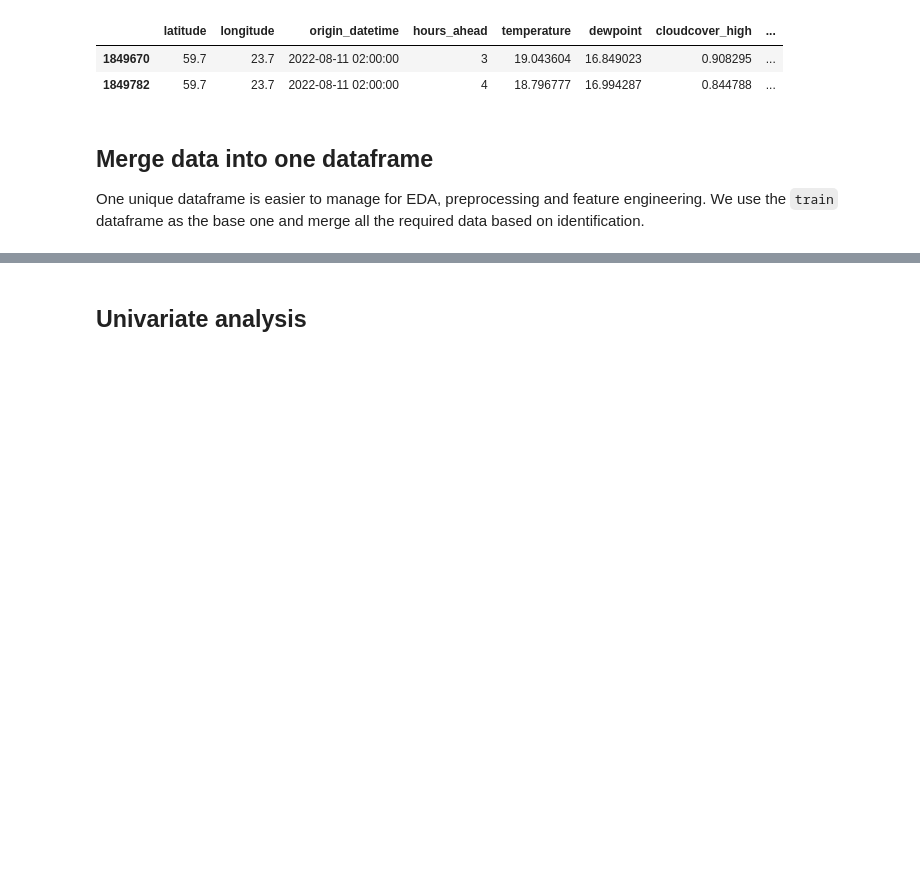
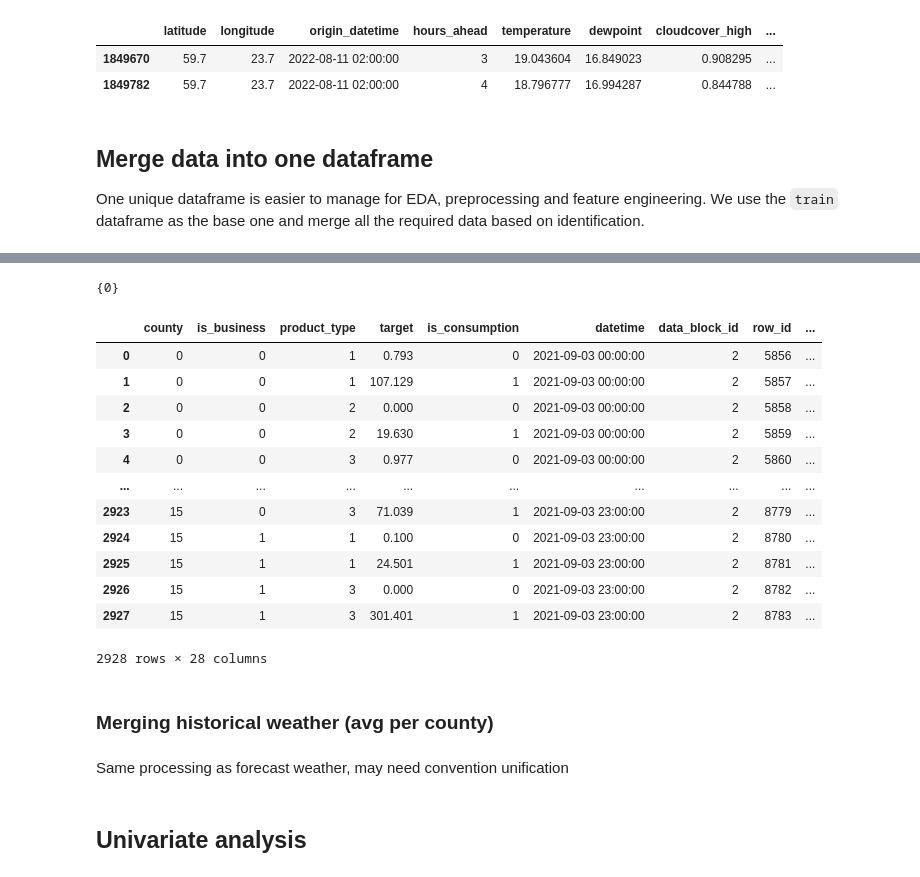
Before and after one commit to jerome-auguste/predict-energy-behavior-of-prosumers, a Jupyter notebook: exploratory_data_analysis.ipynb, the cells around one changed output, grey strips where cells are left out. Drawn from its saved outputs; the diff is of its cells as text; code cells hidden in the pictures; blank space fills up the shorter version.

```diff
--- a/exploratory_data_analysis.ipynb
+++ b/exploratory_data_analysis.ipynb
@@ -333,0 +346,7 @@ dtype: int64
+# %%
+forecast_weather = data_dict["forecast_weather"].copy()
+forecast_weather[["latitude", "longitude"]] = forecast_weather[
+    ["latitude", "longitude"]
+].round(2)
+forecast_weather.drop(columns=["origin_datetime", "hours_ahead"], inplace=True)
+# forecast_weather[forecast_weather["data_block_id"] == 2]
@@ -333,0 +355,9 @@ dtype: int64
+# %%
+forecast_weather_station = pd.merge(
+    left=forecast_weather,
+    right=weather_station_to_all_counties,
+    on=["latitude", "longitude"],
+    how="inner",
+)
+forecast_weather_station["county"] = forecast_weather_station["county"].round(0)
+forecast_weather_station.drop(columns=["latitude", "longitude"], inplace=True)
@@ -333,0 +373,7 @@ dtype: int64
+# %%
+forecast_weather_avg = (
+    forecast_weather_station.groupby(["data_block_id", "county", "forecast_datetime"])
+    .mean()
+    .reset_index()
+)
+forecast_weather_avg[forecast_weather_avg["data_block_id"] == 2]
@@ -334,3 +394,35 @@ dtype: int64
+# %%
+set(train["data_block_id"]) - set(forecast_weather_avg["data_block_id"])
+# %% [output]
+{0}
+# %%
+forecast_weather_merged = pd.merge(
+    left=elec_prices_merged,
+    right=forecast_weather_avg,
+    left_on=["data_block_id", "county", "datetime"],
+    right_on=["data_block_id", "county", "forecast_datetime"],
+    how="inner",
+)
+# %%
+forecast_weather_merged[forecast_weather_merged["data_block_id"] == 2]
+# %% [output]
+|  | county | is_business | product_type | target | is_consumption | datetime | data_block_id | row_id | ... |
+| 0 | 0 | 0 | 1 | 0.793 | 0 | 2021-09-03 00:00:00 | 2 | 5856 | ... |
+| 1 | 0 | 0 | 1 | 107.129 | 1 | 2021-09-03 00:00:00 | 2 | 5857 | ... |
+| 2 | 0 | 0 | 2 | 0.000 | 0 | 2021-09-03 00:00:00 | 2 | 5858 | ... |
+| 3 | 0 | 0 | 2 | 19.630 | 1 | 2021-09-03 00:00:00 | 2 | 5859 | ... |
+| 4 | 0 | 0 | 3 | 0.977 | 0 | 2021-09-03 00:00:00 | 2 | 5860 | ... |
+| ... | ... | ... | ... | ... | ... | ... | ... | ... | ... |
+| 2923 | 15 | 0 | 3 | 71.039 | 1 | 2021-09-03 23:00:00 | 2 | 8779 | ... |
+| 2924 | 15 | 1 | 1 | 0.100 | 0 | 2021-09-03 23:00:00 | 2 | 8780 | ... |
+| 2925 | 15 | 1 | 1 | 24.501 | 1 | 2021-09-03 23:00:00 | 2 | 8781 | ... |
+| 2926 | 15 | 1 | 3 | 0.000 | 0 | 2021-09-03 23:00:00 | 2 | 8782 | ... |
+| 2927 | 15 | 1 | 3 | 301.401 | 1 | 2021-09-03 23:00:00 | 2 | 8783 | ... |
+2928 rows × 28 columns
+# %% [markdown]
+### Merging historical weather (avg per county)
+# %% [markdown]
+Same processing as forecast weather, may need convention unification
 # %% [markdown]
 ## Univariate analysis
 # %%
```
Also changed, not shown: parts of 28 cells of this notebook.
